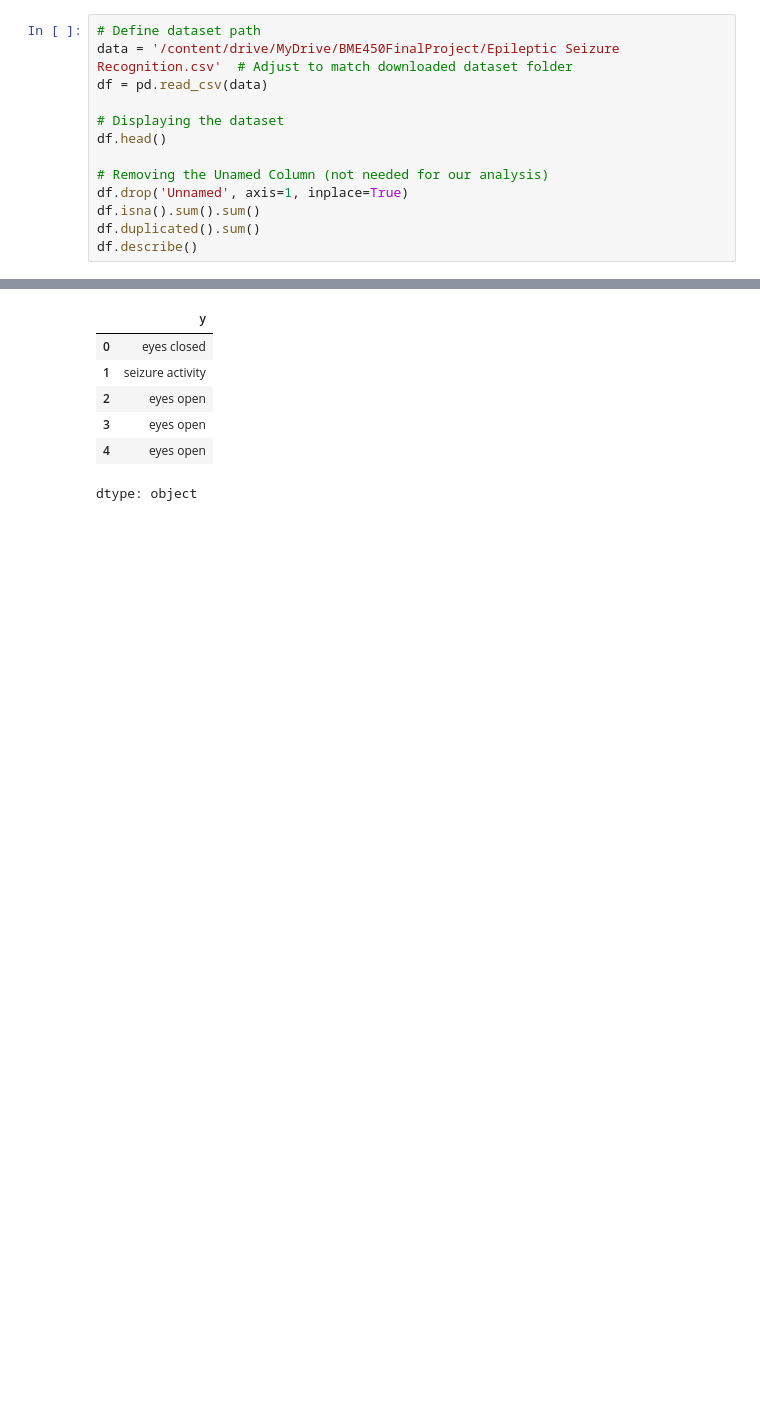
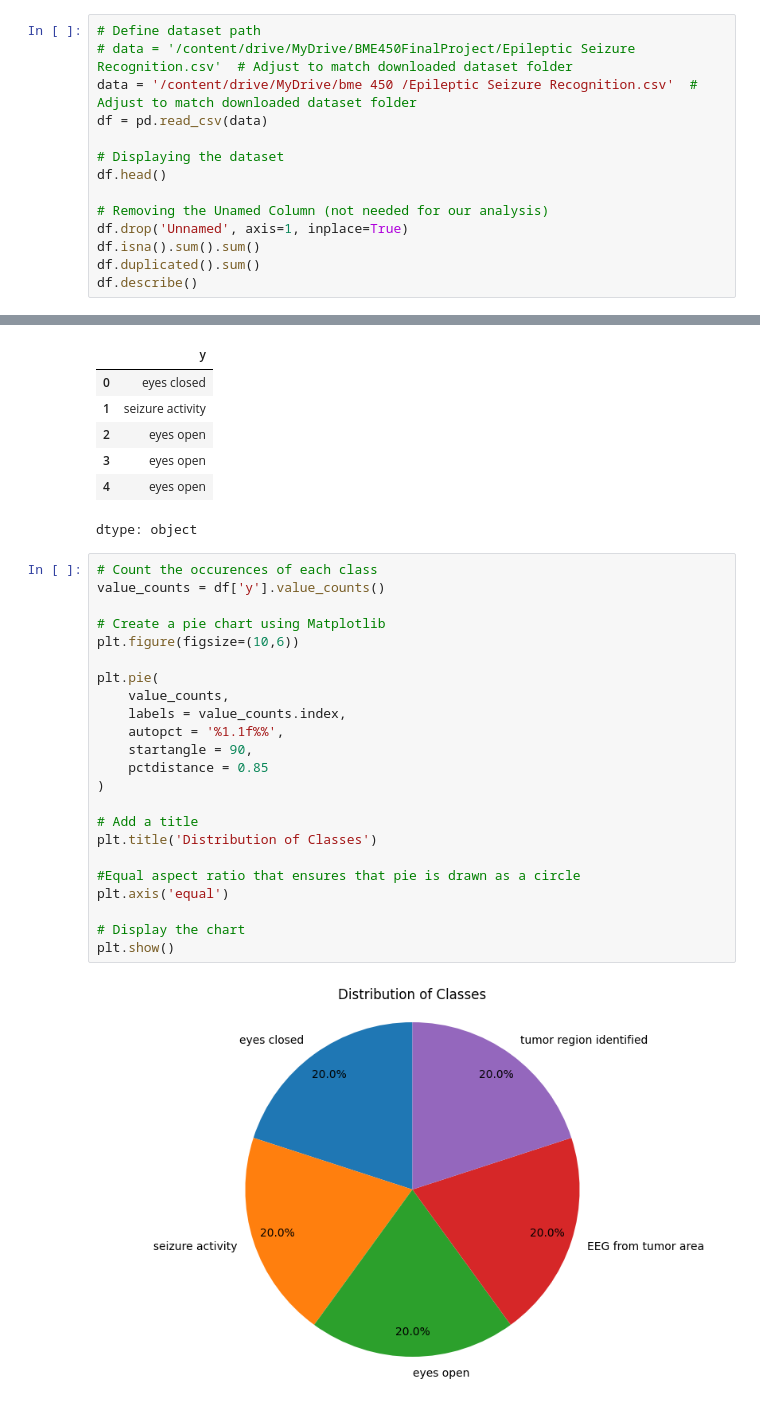
Before and after one commit to sprasha09/BME450-EpilepticSeizureRecognition, a Jupyter notebook: SeizureDetection_project.ipynb, the cells around one changed output, grey strips where cells are left out. Drawn from its saved outputs; the diff is of its cells as text; blank space fills up the shorter version.

Commit message:
added pie chart code

```diff
--- a/SeizureDetection_project.ipynb
+++ b/SeizureDetection_project.ipynb
@@ -35,7 +35,8 @@ drive.mount('/content/drive')
 Drive already mounted at /content/drive; to attempt to forcibly remount, call drive.mount("/content/drive", force_remount=True).
 # %%
 # Define dataset path
-data = '/content/drive/MyDrive/BME450FinalProject/Epileptic Seizure Recognition.csv'  # Adjust to match downloaded dataset folder
+# data = '/content/drive/MyDrive/BME450FinalProject/Epileptic Seizure Recognition.csv'  # Adjust to match downloaded dataset folder
+data = '/content/drive/MyDrive/bme 450 /Epileptic Seizure Recognition.csv'  # Adjust to match downloaded dataset folder
 df = pd.read_csv(data)
 
 # Displaying the dataset
@@ -85,3 +86,28 @@ df['y'].head()
 | 3 | eyes open |
 | 4 | eyes open |
 dtype: object
+# %%
+# Count the occurences of each class
+value_counts = df['y'].value_counts()
+
+# Create a pie chart using Matplotlib
+plt.figure(figsize=(10,6))
+
+plt.pie(
+    value_counts,
+    labels = value_counts.index,
+    autopct = '%1.1f%%',
+    startangle = 90,
+    pctdistance = 0.85
+)
+
+# Add a title
+plt.title('Distribution of Classes')
+
+#Equal aspect ratio that ensures that pie is drawn as a circle
+plt.axis('equal')
+
+# Display the chart
+plt.show()
+# %% [output]
+[figure, added]
```
